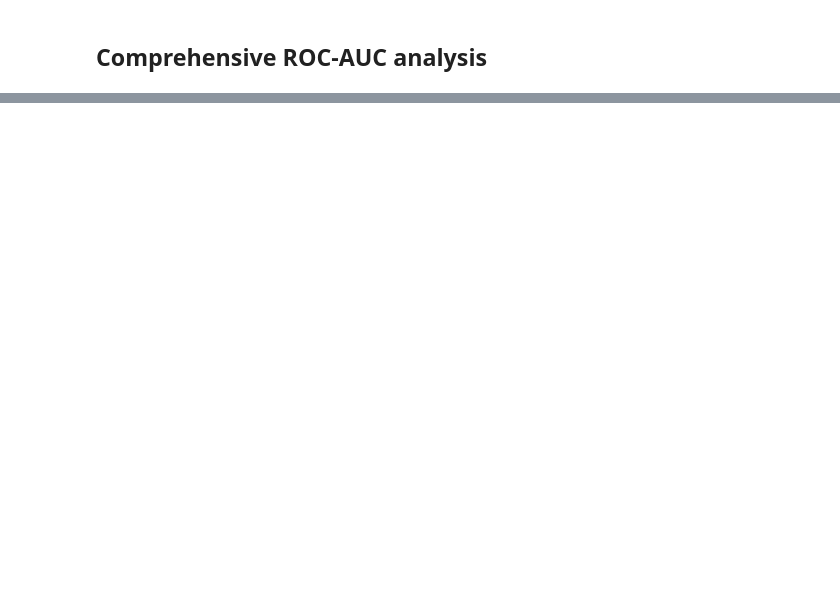
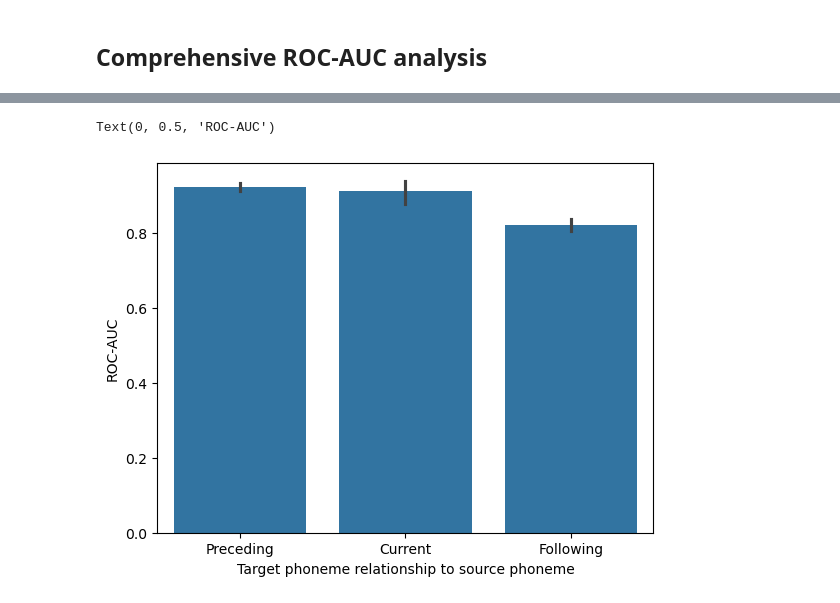
Before and after one commit to hans/ideal-word-representations, a Jupyter notebook: notebooks/temporal_ROC.ipynb, the cells around one changed output, grey strips where cells are left out. Cells and saved outputs as stored; diff of their text form; code cells hidden in the pictures; blank space fills up the shorter version.

```diff
--- a/notebooks/temporal_ROC.ipynb
+++ b/notebooks/temporal_ROC.ipynb
@@ -258,3 +248,13 @@ ax.axvline(0)
+# %%
+roc_auc_by_phoneme_lag_df["phoneme_lag_sign"] = np.sign(roc_auc_by_phoneme_lag_df["phoneme_lag"])
+ax = sns.barplot(data=roc_auc_by_phoneme_lag_df, x="phoneme_lag_sign", y="roc_auc")
+
+ax.set_xticks([0, 1, 2], labels=["Preceding", "Current", "Following"])
+ax.set_xlabel("Target phoneme relationship to source phoneme")
+ax.set_ylabel("ROC-AUC")
+# %% [output]
+Text(0, 0.5, 'ROC-AUC')
+[figure, added]
 # %%
 ax = sns.lineplot(data=roc_auc_by_frame_lag_df, x="frame_lag", y="roc_auc")
 ax.axvline(0)
```
Also changed, not shown: parts of 15 cells of this notebook, 3 other files.
